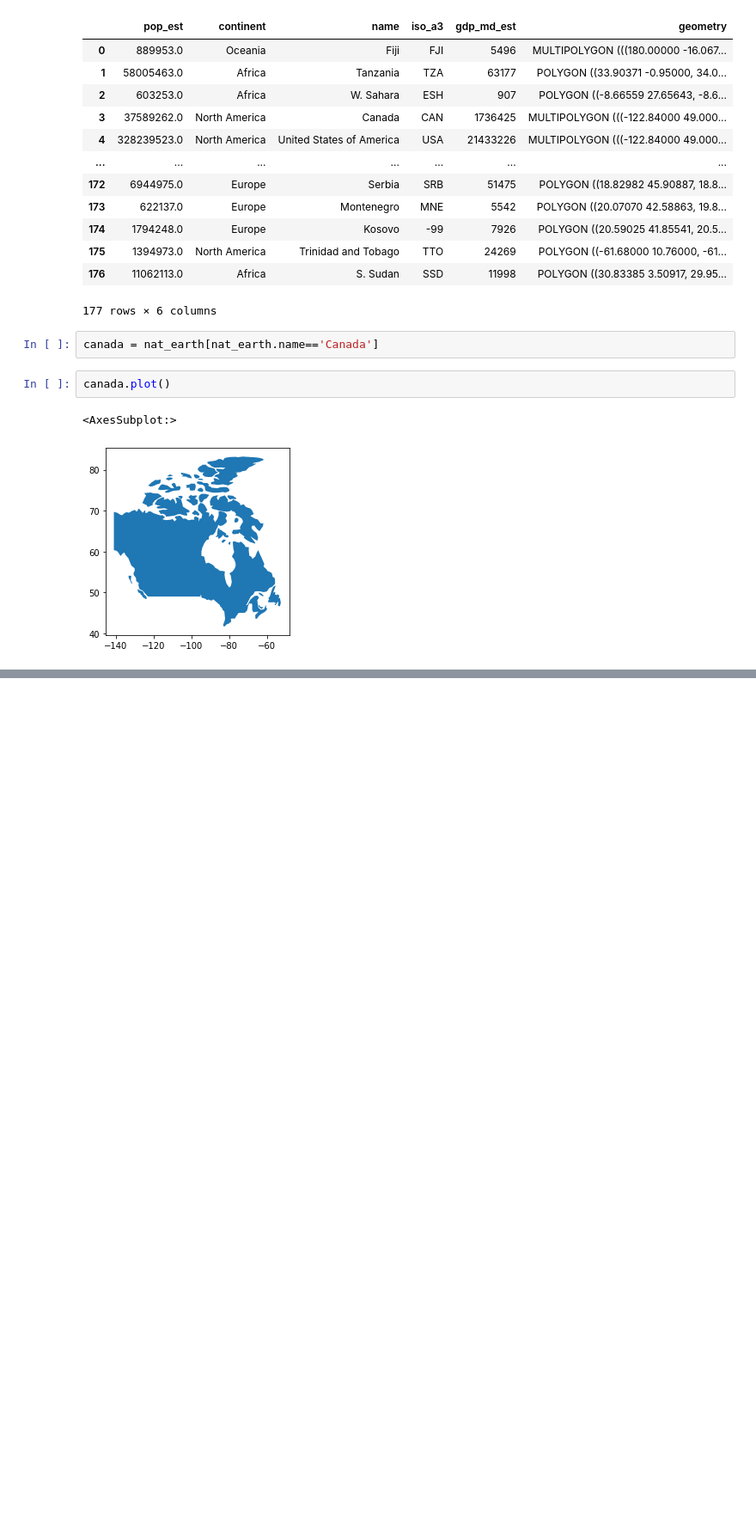
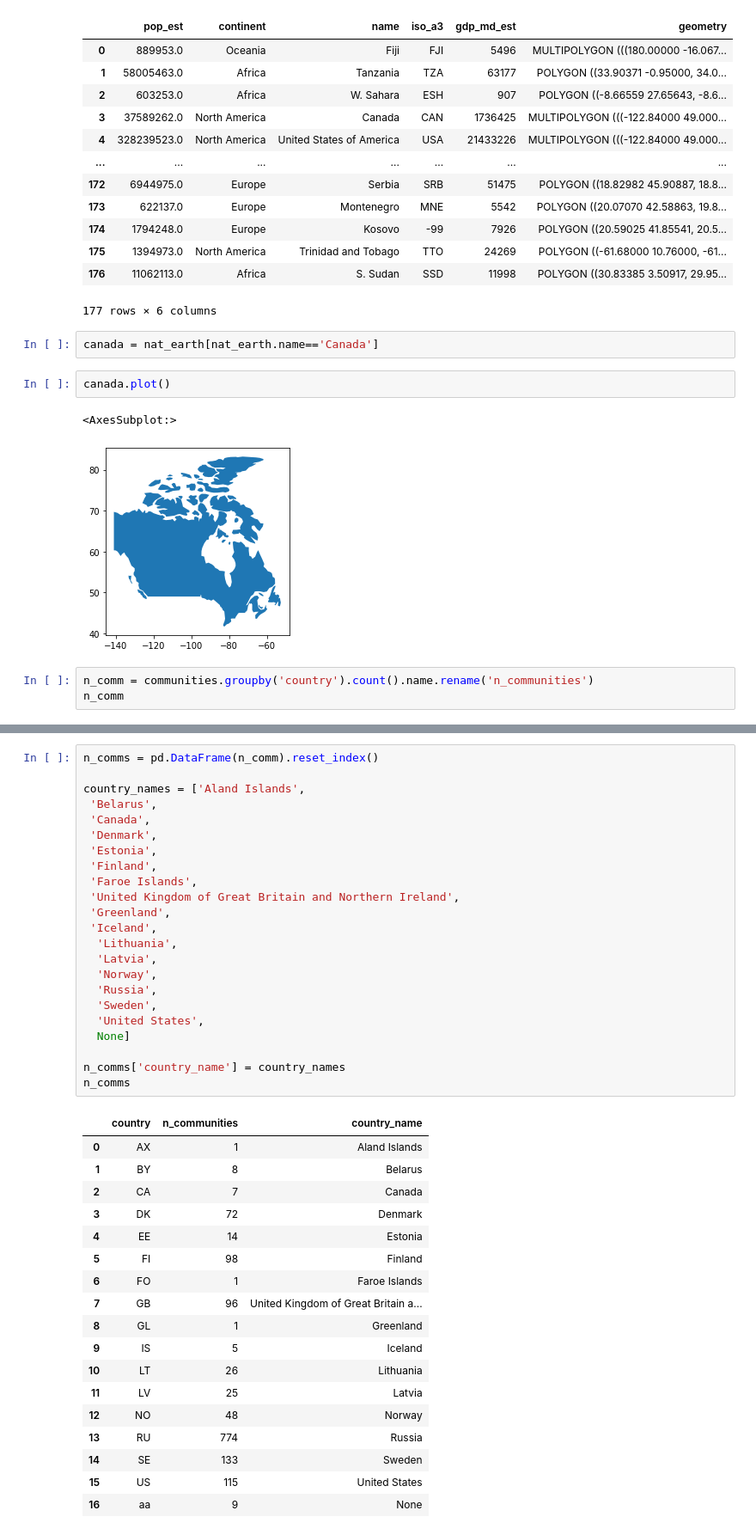
Before and after one commit to carmengg/eds-220-book, a Jupyter notebook: lectures/lesson-10-geojson.ipynb, the cells around one changed output, grey strips where cells are left out. Shown: that part at 86% size. Drawn from its saved outputs; the diff is of its cells as text; blank space fills up the shorter version.

```diff
--- a/lectures/lesson-10-geojson.ipynb
+++ b/lectures/lesson-10-geojson.ipynb
@@ -100,3 +97,6 @@ canada.plot()
 # %% [output]
 <AxesSubplot:>
 [figure]
+# %%
+n_comm = communities.groupby('country').count().name.rename('n_communities')
+n_comm
@@ -102,0 +122,42 @@ canada.plot()
+# %%
+n_comms = pd.DataFrame(n_comm).reset_index()
+
+country_names = ['Aland Islands',
+ 'Belarus',
+ 'Canada',
+ 'Denmark',
+ 'Estonia',
+ 'Finland',
+ 'Faroe Islands',
+ 'United Kingdom of Great Britain and Northern Ireland',
+ 'Greenland',
+ 'Iceland',
+  'Lithuania',
+  'Latvia',
+  'Norway',
+  'Russia',
+  'Sweden',
+  'United States',
+  None]
+
+n_comms['country_name'] = country_names
+n_comms
+# %% [output]
+|  | country | n_communities | country_name |
+| 0 | AX | 1 | Aland Islands |
+| 1 | BY | 8 | Belarus |
+| 2 | CA | 7 | Canada |
+| 3 | DK | 72 | Denmark |
+| 4 | EE | 14 | Estonia |
+| 5 | FI | 98 | Finland |
+| 6 | FO | 1 | Faroe Islands |
+| 7 | GB | 96 | United Kingdom of Great Britain a... |
+| 8 | GL | 1 | Greenland |
+| 9 | IS | 5 | Iceland |
+| 10 | LT | 26 | Lithuania |
+| 11 | LV | 25 | Latvia |
+| 12 | NO | 48 | Norway |
+| 13 | RU | 774 | Russia |
+| 14 | SE | 133 | Sweden |
+| 15 | US | 115 | United States |
+| 16 | aa | 9 | None |
```
Also changed, not shown: parts of 6 cells of this notebook.
